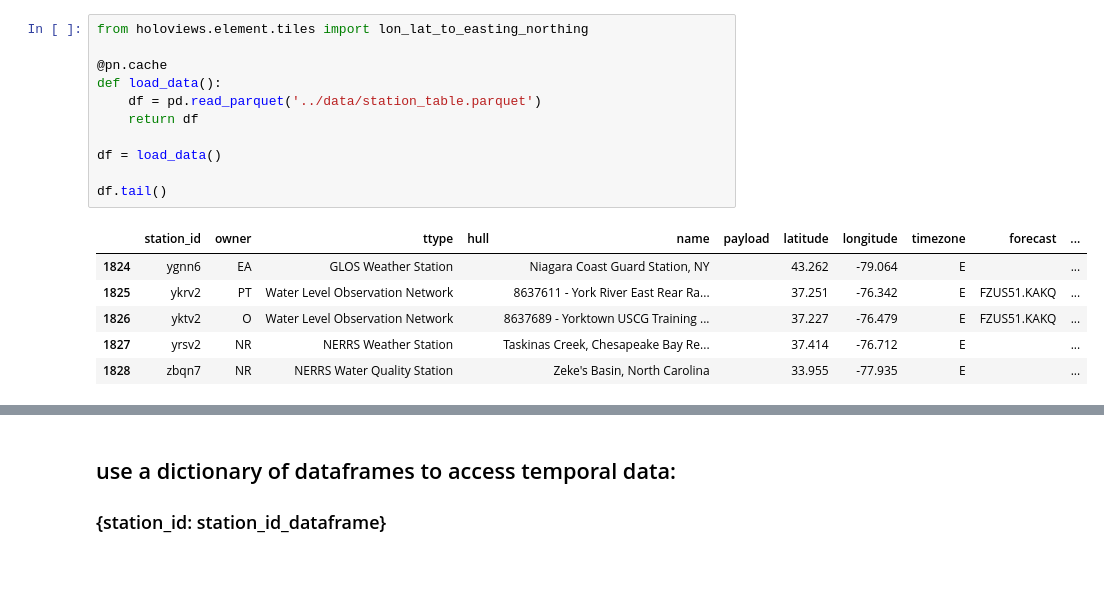
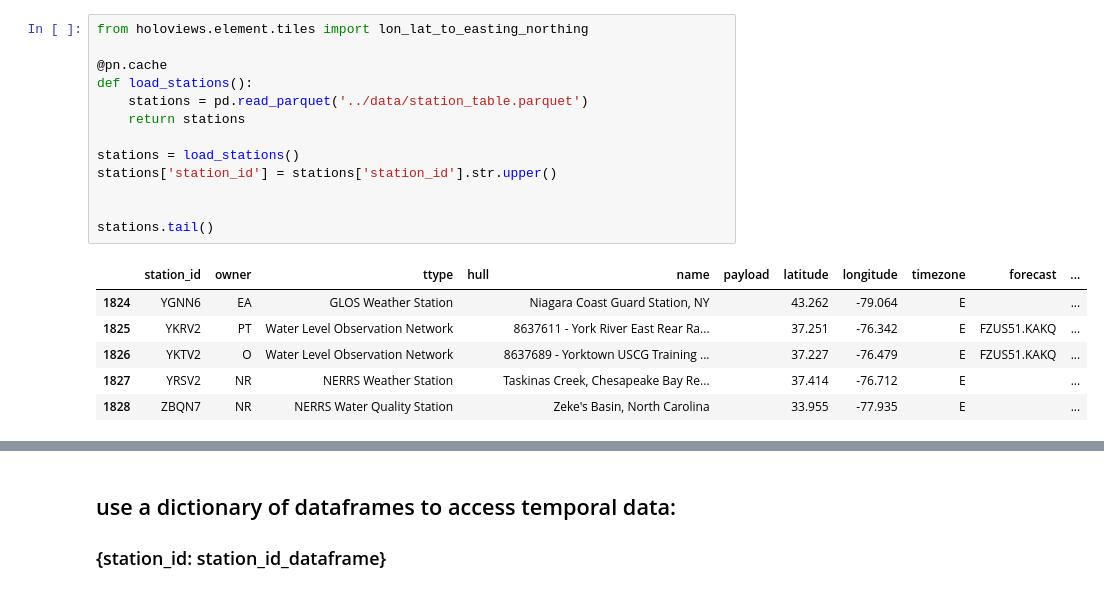
Before and after one commit to andreaskowald/HurricaneTracker, a Jupyter notebook: code/buoy_dashboard.ipynb, the cells around one changed output, grey strips where cells are left out. Saved outputs shown, nothing was run; the diff lists cells and outputs as text.

```diff
--- a/code/buoy_dashboard.ipynb
+++ b/code/buoy_dashboard.ipynb
@@ -43,18 +43,20 @@ intro
 # %%
 from holoviews.element.tiles import lon_lat_to_easting_northing
 
 @pn.cache
-def load_data():
-    df = pd.read_parquet('../data/station_table.parquet')
-    return df
+def load_stations():
+    stations = pd.read_parquet('../data/station_table.parquet')
+    return stations
 
-df = load_data()
+stations = load_stations()
+stations['station_id'] = stations['station_id'].str.upper()
 
-df.tail()
+
+stations.tail()
 # %% [output]
 |  | station_id | owner | ttype | hull | name | payload | latitude | longitude | timezone | forecast | ... |
-| 1824 | ygnn6 | EA | GLOS Weather Station |  | Niagara Coast Guard Station, NY |  | 43.262 | -79.064 | E |  | ... |
-| 1825 | ykrv2 | PT | Water Level Observation Network |  | 8637611 - York River East Rear Ra... |  | 37.251 | -76.342 | E | FZUS51.KAKQ | ... |
-| 1826 | yktv2 | O | Water Level Observation Network |  | 8637689 - Yorktown USCG Training ... |  | 37.227 | -76.479 | E | FZUS51.KAKQ | ... |
-| 1827 | yrsv2 | NR | NERRS Weather Station |  | Taskinas Creek, Chesapeake Bay Re... |  | 37.414 | -76.712 | E |  | ... |
-| 1828 | zbqn7 | NR | NERRS Water Quality Station |  | Zeke's Basin, North Carolina |  | 33.955 | -77.935 | E |  | ... |
+| 1824 | YGNN6 | EA | GLOS Weather Station |  | Niagara Coast Guard Station, NY |  | 43.262 | -79.064 | E |  | ... |
+| 1825 | YKRV2 | PT | Water Level Observation Network |  | 8637611 - York River East Rear Ra... |  | 37.251 | -76.342 | E | FZUS51.KAKQ | ... |
+| 1826 | YKTV2 | O | Water Level Observation Network |  | 8637689 - Yorktown USCG Training ... |  | 37.227 | -76.479 | E | FZUS51.KAKQ | ... |
+| 1827 | YRSV2 | NR | NERRS Weather Station |  | Taskinas Creek, Chesapeake Bay Re... |  | 37.414 | -76.712 | E |  | ... |
+| 1828 | ZBQN7 | NR | NERRS Water Quality Station |  | Zeke's Basin, North Carolina |  | 33.955 | -77.935 | E |  | ... |
```
Also changed, not shown: parts of 5 cells of this notebook.
